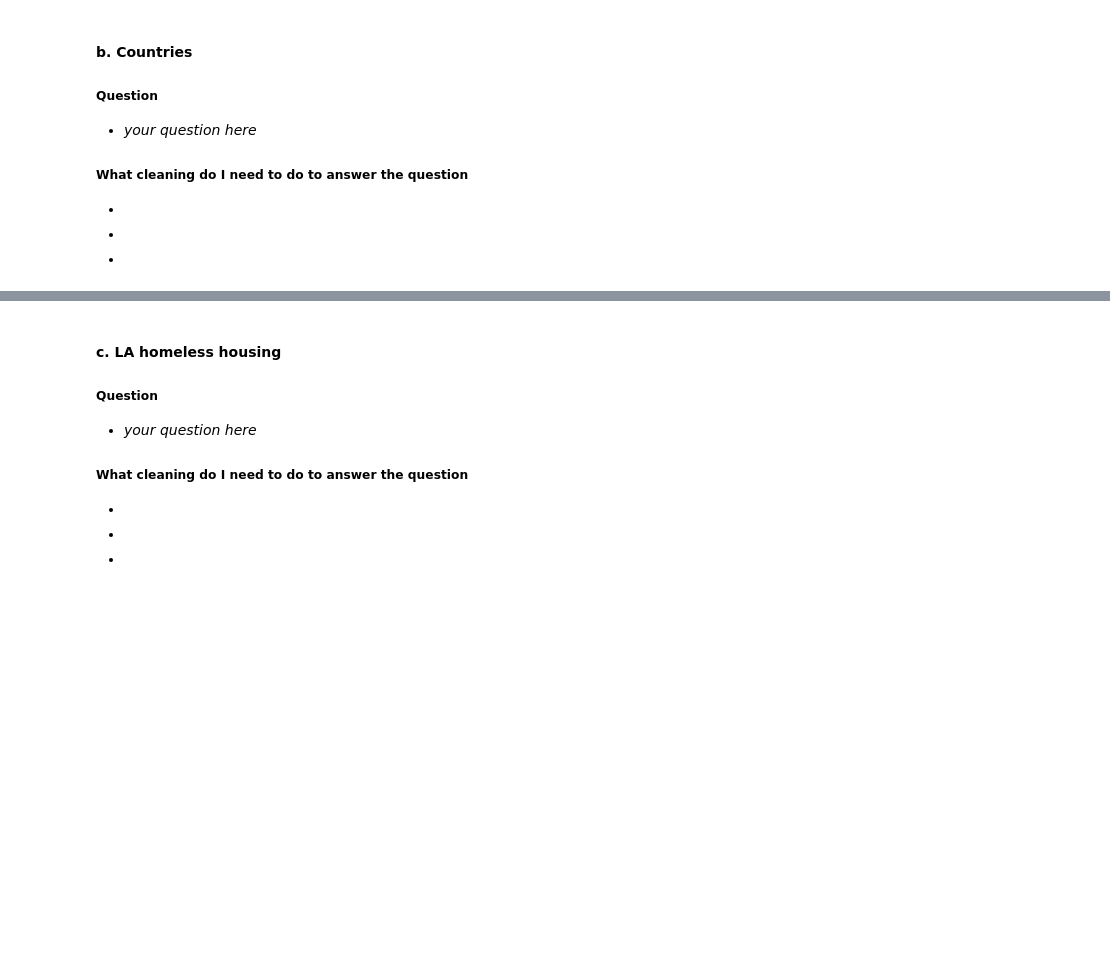
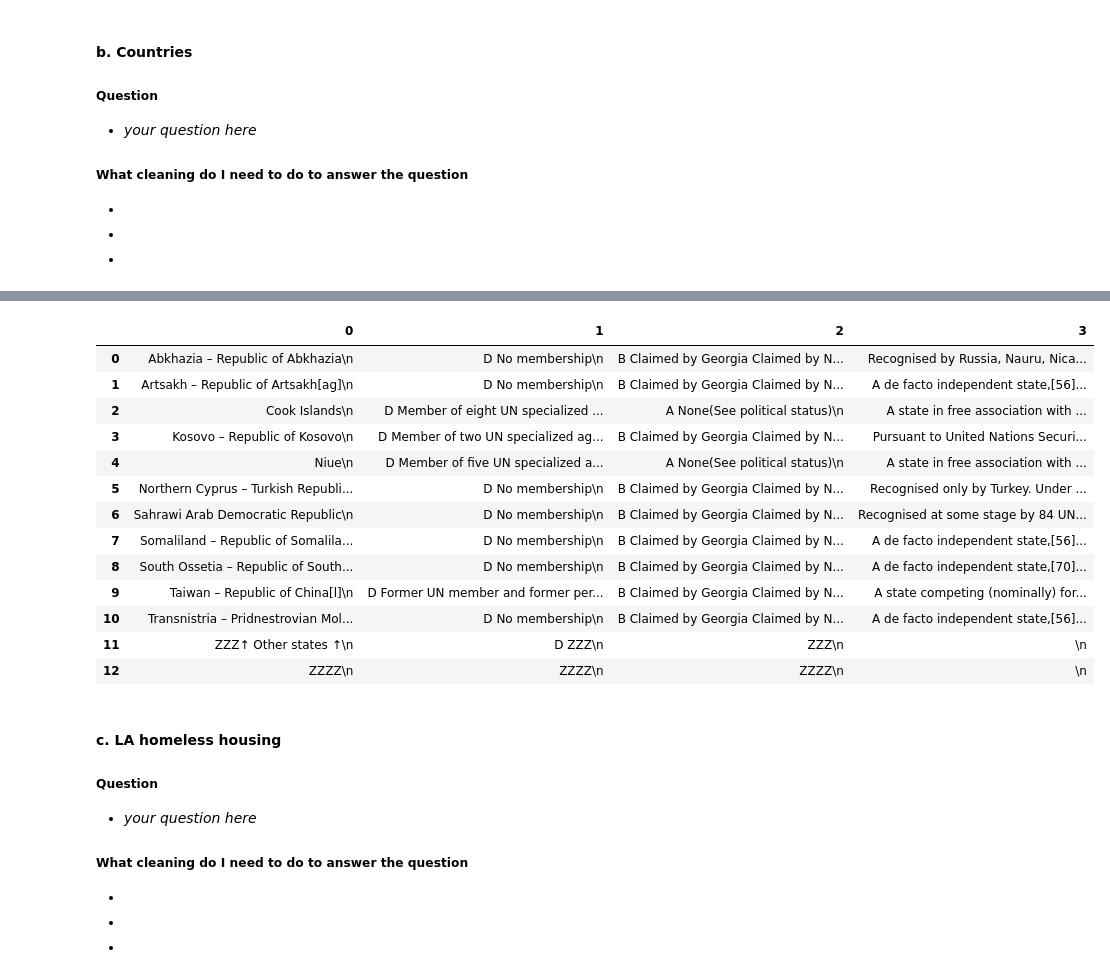
Before and after one commit to katiemarriner/lede-2021-data-module, a Jupyter notebook: answers/02-classwork-pandas-bs-documentation.ipynb, the cells around one changed output, grey strips where cells are left out. Saved outputs shown, nothing was run; the diff lists cells and outputs as text; code cells hidden in the pictures; blank space fills up the shorter version.

```diff
--- a/answers/02-classwork-pandas-bs-documentation.ipynb
+++ b/answers/02-classwork-pandas-bs-documentation.ipynb
@@ -329,0 +312,12 @@ memory usage: 7.7+ KB
+# %%
+tbody = table.find('tbody')
+# %%
+trs = tbody.find_all('tr')
+# %%
+table_list = []
+for tr in trs[4:]:
+    tds = tr.find_all('td')
+    td_list = []
+    for td in tds:
+        td_list.append(td.text)
+    table_list.append(td_list)
@@ -330,3 +330,22 @@ memory usage: 7.7+ KB
+# %%
+df_2 = pd.DataFrame(table_list[226:])
+# %%
+df_2
+# %% [output]
+|  | 0 | 1 | 2 | 3 |
+| 0 | Abkhazia – Republic of Abkhazia\n | D No membership\n | B Claimed by Georgia Claimed by N... | Recognised by Russia, Nauru, Nica... |
+| 1 | Artsakh – Republic of Artsakh[ag]\n | D No membership\n | B Claimed by Georgia Claimed by N... | A de facto independent state,[56]... |
+| 2 | Cook Islands\n | D Member of eight UN specialized ... | A None(See political status)\n | A state in free association with ... |
+| 3 | Kosovo – Republic of Kosovo\n | D Member of two UN specialized ag... | B Claimed by Georgia Claimed by N... | Pursuant to United Nations Securi... |
+| 4 | Niue\n | D Member of five UN specialized a... | A None(See political status)\n | A state in free association with ... |
+| 5 | Northern Cyprus – Turkish Republi... | D No membership\n | B Claimed by Georgia Claimed by N... | Recognised only by Turkey. Under ... |
+| 6 | Sahrawi Arab Democratic Republic\n | D No membership\n | B Claimed by Georgia Claimed by N... | Recognised at some stage by 84 UN... |
+| 7 | Somaliland – Republic of Somalila... | D No membership\n | B Claimed by Georgia Claimed by N... | A de facto independent state,[56]... |
+| 8 | South Ossetia – Republic of South... | D No membership\n | B Claimed by Georgia Claimed by N... | A de facto independent state,[70]... |
+| 9 | Taiwan – Republic of China[l]\n | D Former UN member and former per... | B Claimed by Georgia Claimed by N... | A state competing (nominally) for... |
+| 10 | Transnistria – Pridnestrovian Mol... | D No membership\n | B Claimed by Georgia Claimed by N... | A de facto independent state,[56]... |
+| 11 | ZZZ↑ Other states ↑\n | D ZZZ\n | ZZZ\n | \n |
+| 12 | ZZZZ\n | ZZZZ\n | ZZZZ\n | \n |
 # %% [markdown]
 #### c. LA homeless housing
 ##### Question
```
Also changed, not shown: parts of 10 cells of this notebook.
